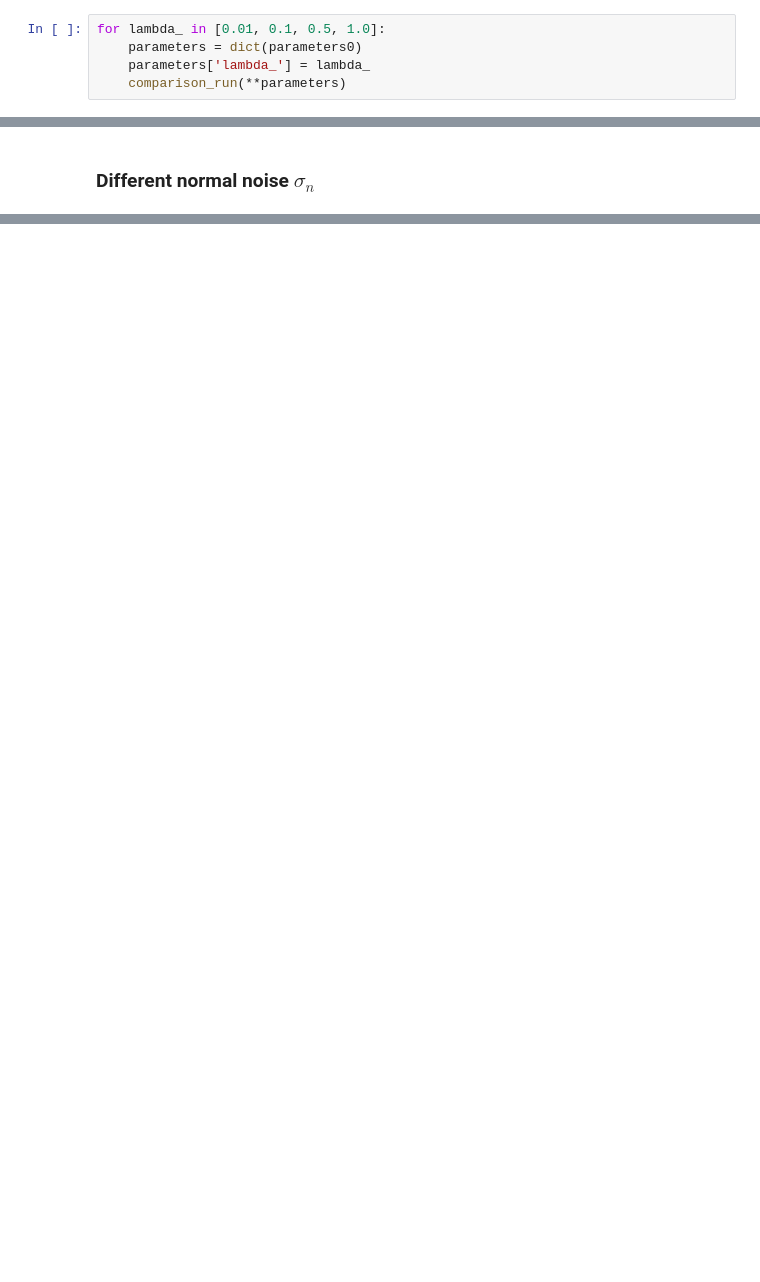
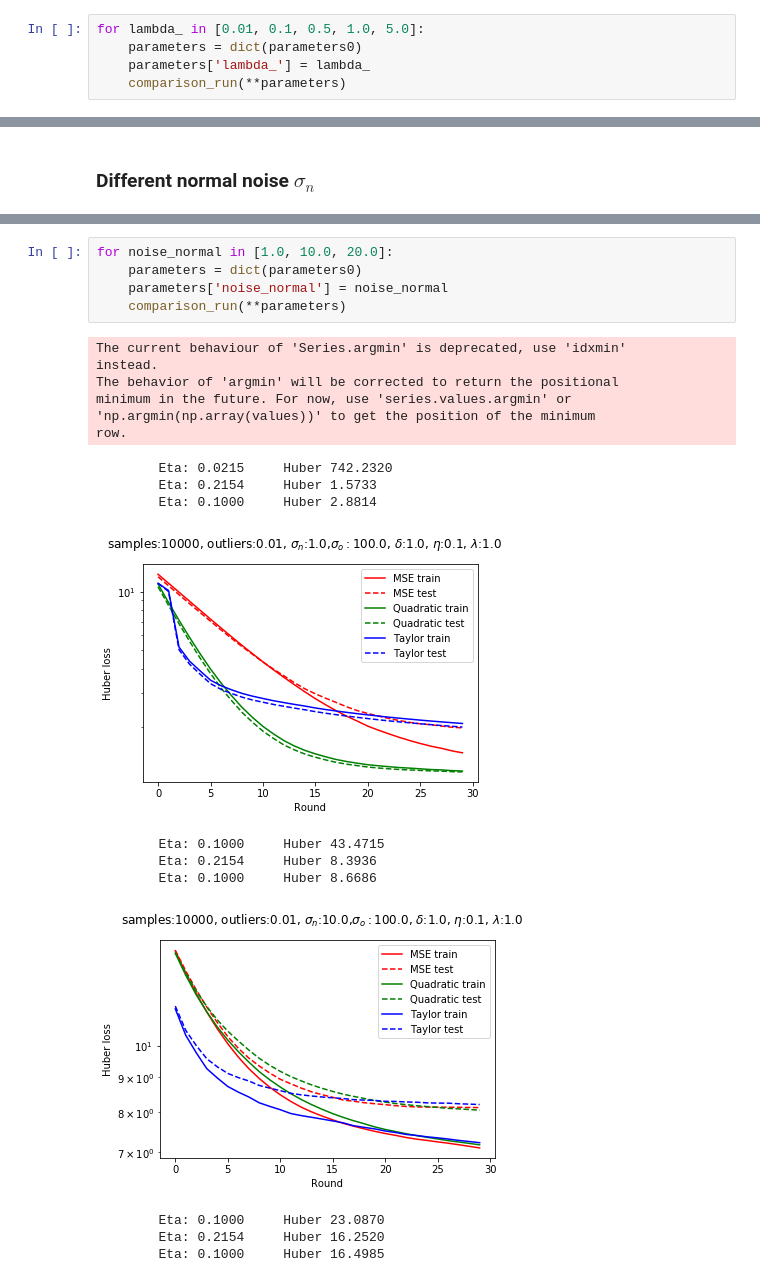
Before and after one commit to valeriy42/msle-approximations, a Jupyter notebook: huber.ipynb, the cells around one changed output, grey strips where cells are left out. Saved outputs shown, nothing was run; the diff lists cells and outputs as text; blank space fills up the shorter version.

```diff
--- a/huber.ipynb
+++ b/huber.ipynb
@@ -293,7 +296,7 @@ for eta in [0.01, 0.1, 0.5, 1.0]:
 # %% [markdown]
 ### Different $\lambda$
 # %%
-for lambda_ in [0.01, 0.1, 0.5, 1.0]:
+for lambda_ in [0.01, 0.1, 0.5, 1.0, 5.0]:
     parameters = dict(parameters0)
     parameters['lambda_'] = lambda_
     comparison_run(**parameters)
@@ -341,0 +386,23 @@ for noise_normal in [1.0, 10.0, 20.0]:
+# %%
+for noise_normal in [1.0, 10.0, 20.0]:
+    parameters = dict(parameters0)
+    parameters['noise_normal'] = noise_normal
+    comparison_run(**parameters)
+# %% [output]
+The current behaviour of 'Series.argmin' is deprecated, use 'idxmin'
+instead.
+The behavior of 'argmin' will be corrected to return the positional
+minimum in the future. For now, use 'series.values.argmin' or
+'np.argmin(np.array(values))' to get the position of the minimum
+row.
+        Eta: 0.0215     Huber 742.2320
+        Eta: 0.2154     Huber 1.5733
+        Eta: 0.1000     Huber 2.8814
+[figure, added]
+        Eta: 0.1000     Huber 43.4715
+        Eta: 0.2154     Huber 8.3936
+        Eta: 0.1000     Huber 8.6686
+[figure, added]
+        Eta: 0.1000     Huber 23.0870
+        Eta: 0.2154     Huber 16.2520
+        Eta: 0.1000     Huber 16.4985
```
Also changed, not shown: parts of 17 cells of this notebook.
